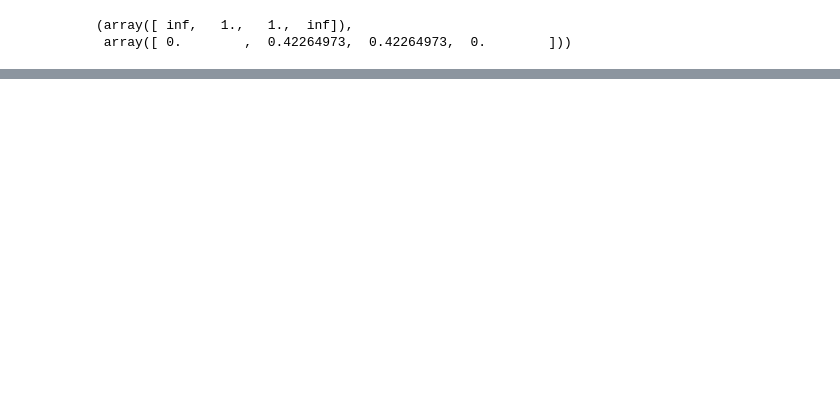
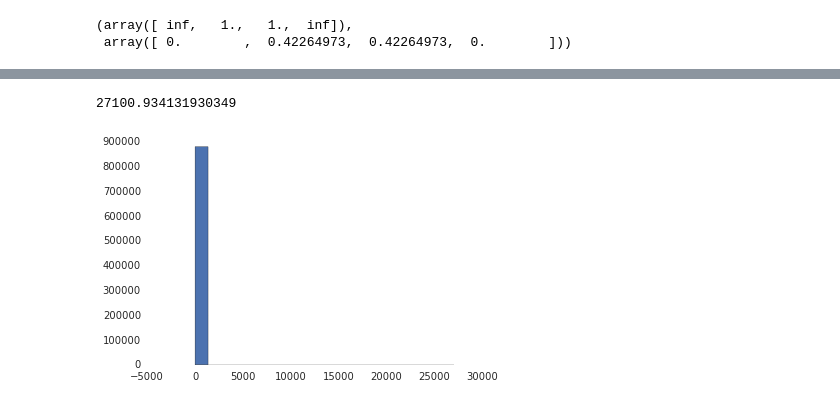
Before and after one commit to mbatchkarov/ExpLosion, a Jupyter notebook: notebooks/MI_distribution.ipynb, the cells around one changed output, grey strips where cells are left out. Drawn from its saved outputs; the diff is of its cells as text; code cells hidden in the pictures; blank space fills up the shorter version.

```diff
--- a/notebooks/MI_distribution.ipynb
+++ b/notebooks/MI_distribution.ipynb
@@ -64,0 +85,6 @@ array([ 14.50865824,   0.69314668,  -0.69314668, -14.50865824])
+# %%
+plt.hist(lo_automotive, bins=20);
+max(lo_automotive)
+# %% [output]
+27100.934131930349
+[figure, added]
```
Also changed, not shown: parts of 14 cells of this notebook.
